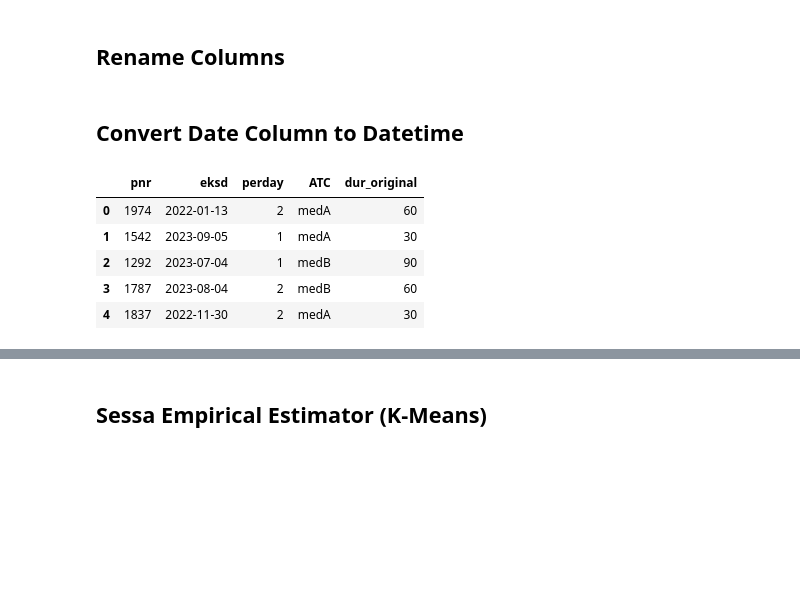
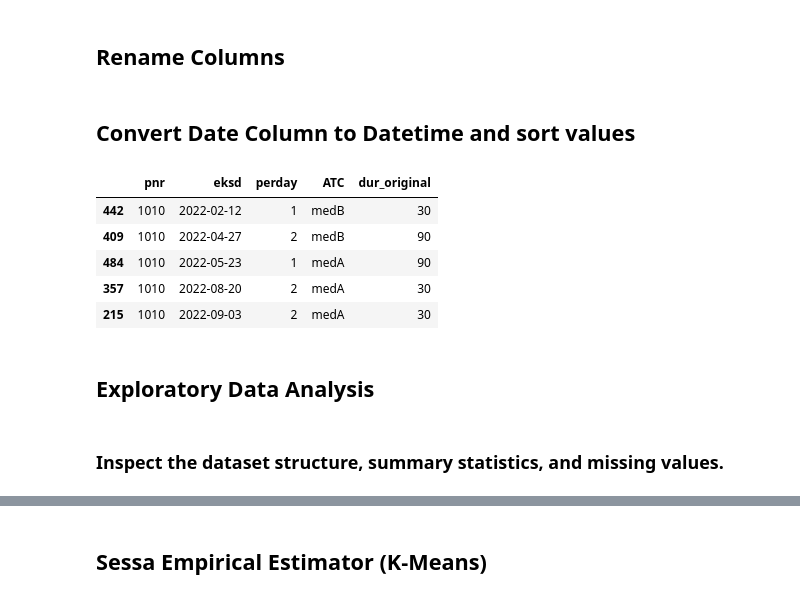
Before and after one commit to rieljasperapos/SEE_PY, a Jupyter notebook: src/SEE.ipynb, the cells around one changed output, grey strips where cells are left out. Cells and saved outputs as stored; diff of their text form; code cells hidden in the pictures; blank space fills up the shorter version.

```diff
--- a/src/SEE.ipynb
+++ b/src/SEE.ipynb
@@ -41,14 +41,19 @@ example_pats.head(15)
 tidy = example_pats
 tidy.columns = ["pnr", "eksd", "perday", "ATC", "dur_original"]
 # %% [markdown]
-## **Convert Date Column to Datetime**
+## **Convert Date Column to Datetime and sort values**
 # %%
 tidy['eksd'] = pd.to_datetime(tidy['eksd'])
+tidy = tidy.sort_values(['pnr', 'eksd'])
 tidy.head()
 # %% [output]
 |  | pnr | eksd | perday | ATC | dur_original |
-| 0 | 1974 | 2022-01-13 | 2 | medA | 60 |
-| 1 | 1542 | 2023-09-05 | 1 | medA | 30 |
-| 2 | 1292 | 2023-07-04 | 1 | medB | 90 |
-| 3 | 1787 | 2023-08-04 | 2 | medB | 60 |
-| 4 | 1837 | 2022-11-30 | 2 | medA | 30 |
+| 442 | 1010 | 2022-02-12 | 1 | medB | 30 |
+| 409 | 1010 | 2022-04-27 | 2 | medB | 90 |
+| 484 | 1010 | 2022-05-23 | 1 | medA | 90 |
+| 357 | 1010 | 2022-08-20 | 2 | medA | 30 |
+| 215 | 1010 | 2022-09-03 | 2 | medA | 30 |
+# %% [markdown]
+## **Exploratory Data Analysis**
+# %% [markdown]
+### Inspect the dataset structure, summary statistics, and missing values.
```
Also changed, not shown: parts of 8 cells of this notebook.
